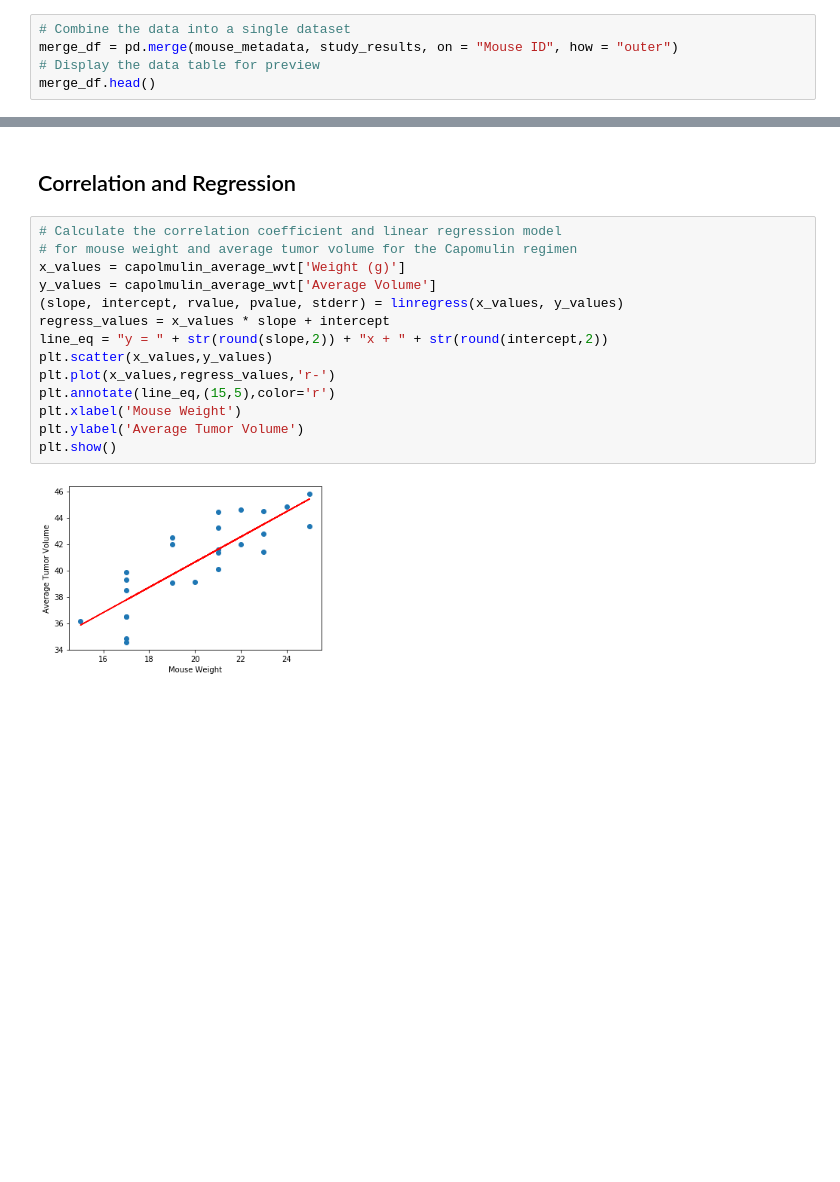
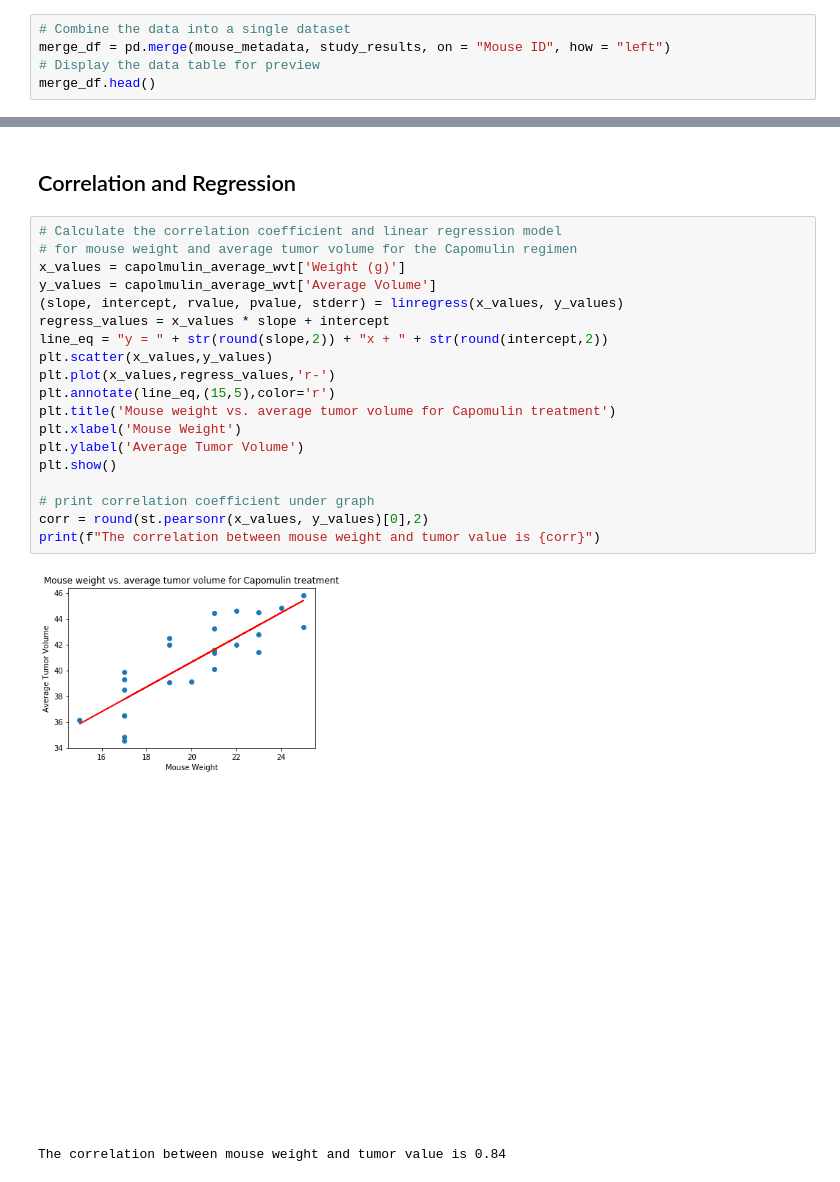
Before and after one commit to hlstevens16/matplotlib---challenge, a Jupyter notebook: Pymaceuticals.ipynb, the cells around one changed output, grey strips where cells are left out. Cells and saved outputs as stored; diff of their text form; blank space fills up the shorter version.

```diff
--- a/Pymaceuticals.ipynb
+++ b/Pymaceuticals.ipynb
@@ -37,7 +39,7 @@ study_results.head()
 | 4 | c819 | 0 | 45.0 | 0 |
 # %%
 # Combine the data into a single dataset
-merge_df = pd.merge(mouse_metadata, study_results, on = "Mouse ID", how = "outer")
+merge_df = pd.merge(mouse_metadata, study_results, on = "Mouse ID", how = "left")
 # Display the data table for preview
 merge_df.head()
 # %% [output]
@@ -305,16 +313,22 @@ capolmulin_average_wvt.plot(kind = "scatter", figsize = (7, 5), color = 'b', tit
 # %%
 # Calculate the correlation coefficient and linear regression model
 # for mouse weight and average tumor volume for the Capomulin regimen
 x_values = capolmulin_average_wvt['Weight (g)']
 y_values = capolmulin_average_wvt['Average Volume']
 (slope, intercept, rvalue, pvalue, stderr) = linregress(x_values, y_values)
 regress_values = x_values * slope + intercept
 line_eq = "y = " + str(round(slope,2)) + "x + " + str(round(intercept,2))
 plt.scatter(x_values,y_values)
 plt.plot(x_values,regress_values,'r-')
 plt.annotate(line_eq,(15,5),color='r')
+plt.title('Mouse weight vs. average tumor volume for Capomulin treatment')
 plt.xlabel('Mouse Weight')
 plt.ylabel('Average Tumor Volume')
 plt.show()
+
+# print correlation coefficient under graph
+corr = round(st.pearsonr(x_values, y_values)[0],2)
+print(f"The correlation between mouse weight and tumor value is {corr}")
 # %% [output]
-[figure, old version]
+[figure, new version]
+The correlation between mouse weight and tumor value is 0.84
```
Also changed, not shown: parts of 8 cells of this notebook.
